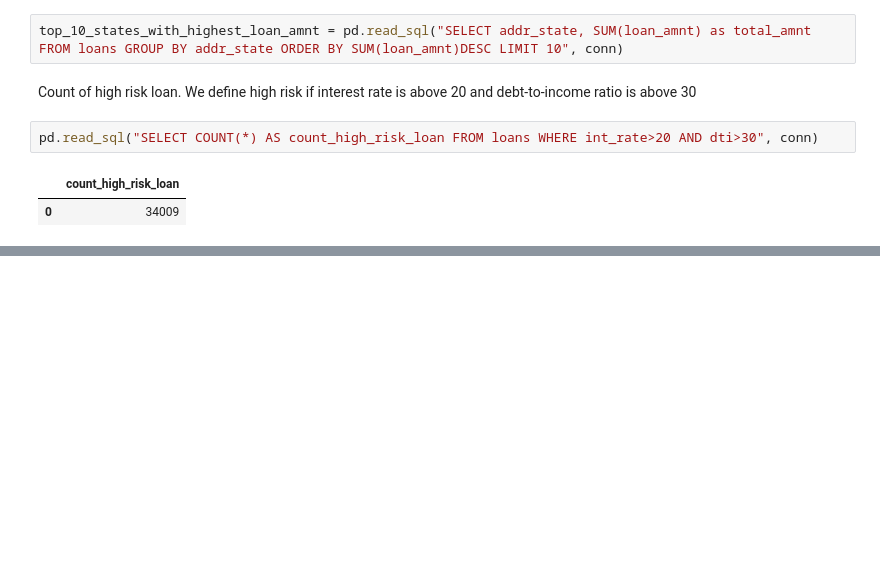
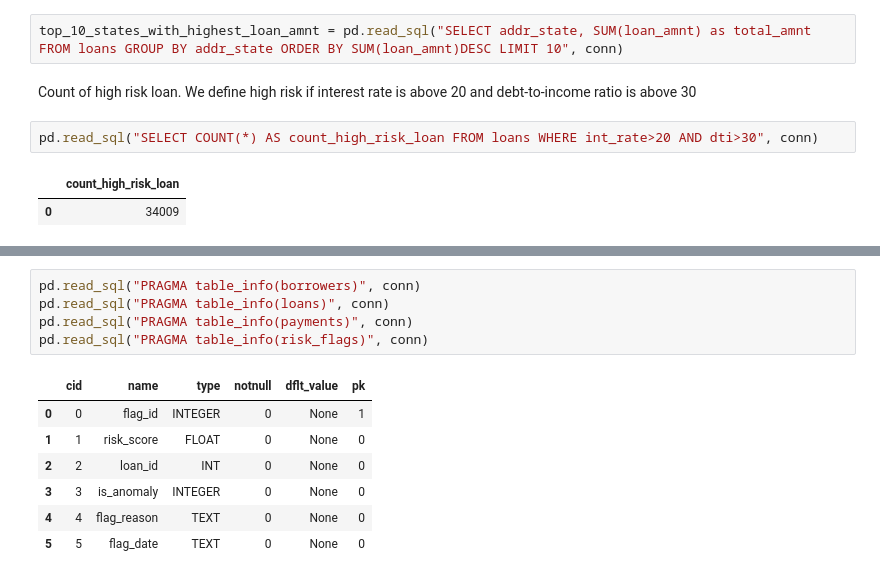
Before and after one commit to septembershashanksharma-hub/finsight-ai, a Jupyter notebook: week1_foundation.ipynb, the cells around one changed output, grey strips where cells are left out. Drawn from its saved outputs; the diff is of its cells as text; blank space fills up the shorter version.

```diff
--- a/week1_foundation.ipynb
+++ b/week1_foundation.ipynb
@@ -716,0 +855,13 @@ pd.read_sql("SELECT COUNT(*) AS count_high_risk_loan FROM loans WHERE int_rate>2
+# %%
+pd.read_sql("PRAGMA table_info(borrowers)", conn)
+pd.read_sql("PRAGMA table_info(loans)", conn)
+pd.read_sql("PRAGMA table_info(payments)", conn)
+pd.read_sql("PRAGMA table_info(risk_flags)", conn)
+# %% [output]
+|  | cid | name | type | notnull | dflt_value | pk |
+| 0 | 0 | flag_id | INTEGER | 0 | None | 1 |
+| 1 | 1 | risk_score | FLOAT | 0 | None | 0 |
+| 2 | 2 | loan_id | INT | 0 | None | 0 |
+| 3 | 3 | is_anomaly | INTEGER | 0 | None | 0 |
+| 4 | 4 | flag_reason | TEXT | 0 | None | 0 |
+| 5 | 5 | flag_date | TEXT | 0 | None | 0 |
```
Also changed, not shown: parts of 12 cells of this notebook, 1 other file.
